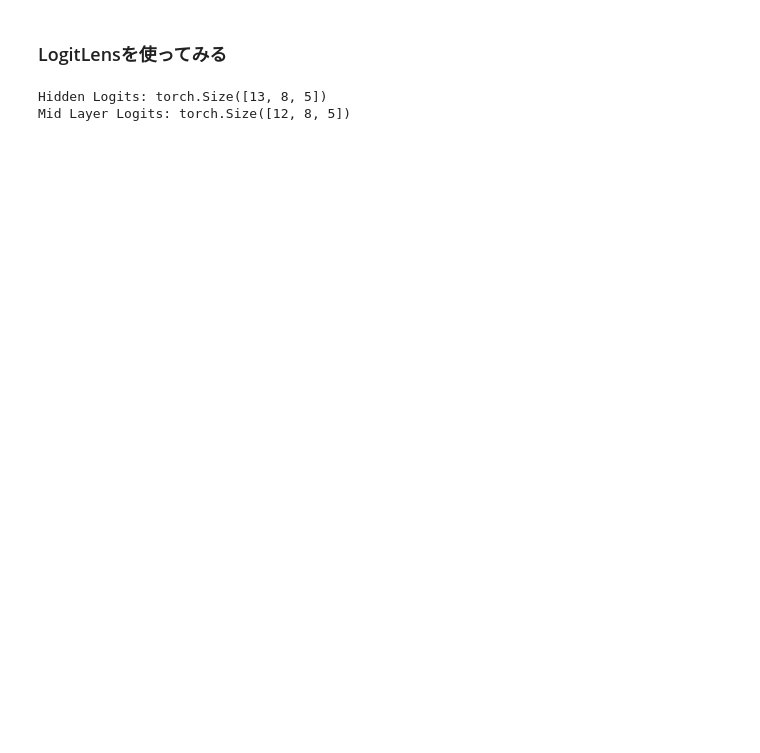
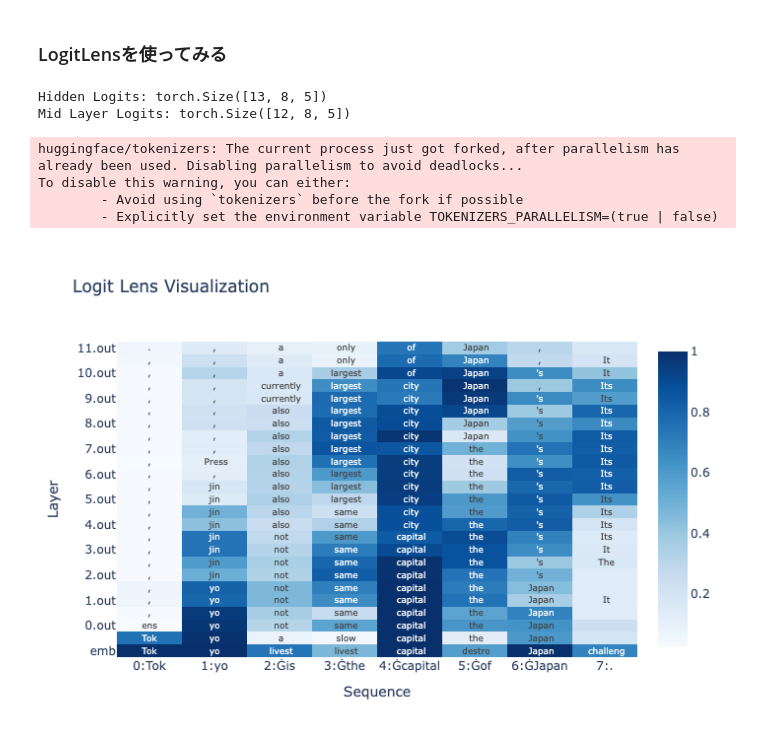
Before and after one commit to gokamoda/hook-hf-tutorial, a Jupyter notebook: src/get_hidden_state_with_hook.ipynb, the cells around one changed output. Drawn from its saved outputs; the diff is of its cells as text; code cells hidden in the pictures; blank space fills up the shorter version.

Commit message:
add image on github

```diff
--- a/src/get_hidden_state_with_hook.ipynb
+++ b/src/get_hidden_state_with_hook.ipynb
@@ -7,6 +7,8 @@ Hidden State に加え、Attention層後の中間層の出力を Logit Lens に
 # ライブラリのインポート
 from pprint import pprint
 
+import imageio
+from PIL import Image
 from transformers import AutoTokenizer
 
 from _transformers.model_with_alias import AutoModelForCausalLMWithAliases
@@ -18,6 +20,10 @@ from logit_lens import (
     prepare_data_for_logit_lens_with_mid_layer,
     visualize_logit_lens,
 )
+
+on_jupyter = (
+    True  # Set False to visualize in GitHub, Set True to visualize in Jupyter Notebook
+)
 # %%
 model_name_or_path = "gpt2"
 # model_name_or_path = "meta-llama/Llama-3.2-1B"
@@ -67,16 +79,26 @@ Mid Layer Logits: torch.Size([12, 8, 5])
 # %%
 probs, indices, y_labels = prepare_data_for_logit_lens_with_mid_layer(
     logit_lens_prob_topk=logit_lens_result,
     logit_lens_prob_topk_mid_layer=logit_lens_result_mid_layer,
 )
 
 
-visualize_logit_lens(
+fig = visualize_logit_lens(
     probs=probs,
     inputs=[f"{i}:{token}" for i, token in enumerate(tokenizer.tokenize(prompt))],
     decoded=[
         [[tokenizer.decode(k) for k in position] for position in layer]
         for layer in indices
     ],
     y_labels=y_labels,
 )
+if not on_jupyter:
+    fig = Image.fromarray(imageio.v2.imread(fig.to_image(format="png")))
+
+fig
+# %% [output]
+huggingface/tokenizers: The current process just got forked, after parallelism has already been used. Disabling parallelism to avoid deadlocks...
+To disable this warning, you can either:
+        - Avoid using `tokenizers` before the fork if possible
+        - Explicitly set the environment variable TOKENIZERS_PARALLELISM=(true | false)
+[figure, added]
```
Also changed, not shown: parts of 1 cell of this notebook, 1 other file.
